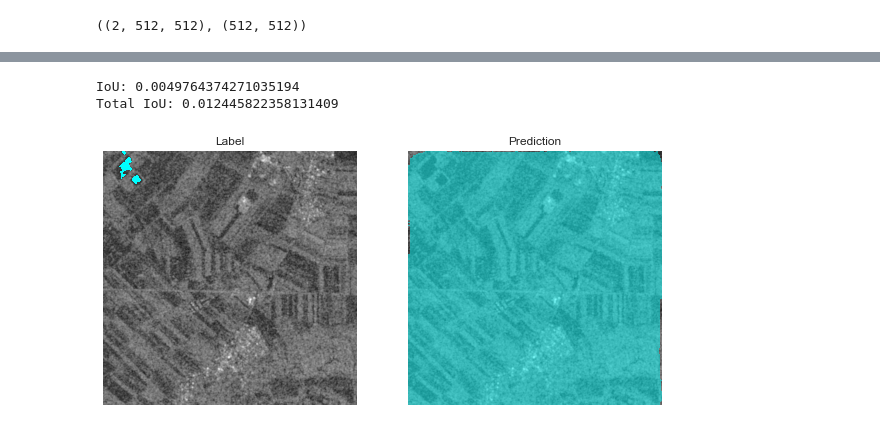
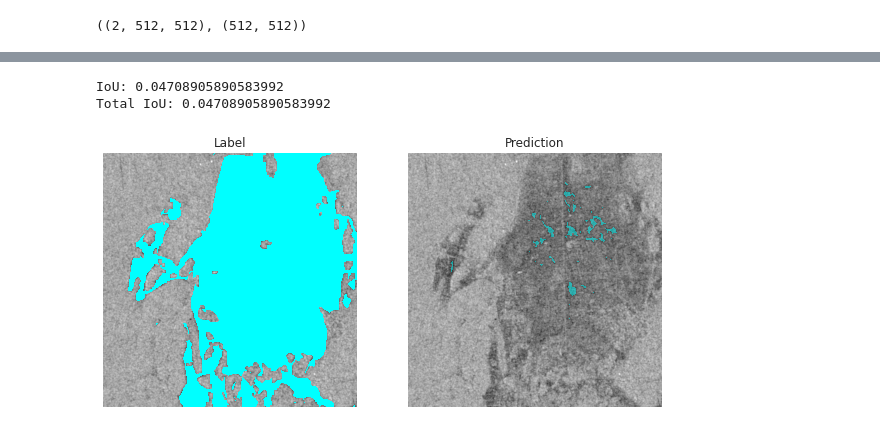
Before and after one commit to MIchaelKa/detect-flood-water, a Jupyter notebook: detect-flood-water-train.ipynb, the cells around one changed output, grey strips where cells are left out. Cells and saved outputs as stored; diff of their text form; code cells hidden in the pictures.

```diff
--- a/detect-flood-water-train.ipynb
+++ b/detect-flood-water-train.ipynb
@@ -470,13 +478,13 @@ params = dict(
     path_to_data=PATH_TO_DATA,
 
     optimizer_name='Adam',
-    learning_rate=1e-3, # 3e-4, 1e-3
+    learning_rate=5e-4, # 5e-4, 3e-4, 1e-3
     weight_decay=0,
 
     verbose=True
 )
 
-params.update(debug_params) # full_params, debug_params, small_dataset_params
+params.update(full_params) # full_params, debug_params, small_dataset_params
 # %%
 params
 # %% [output]
@@ -535,3 +563,7 @@ model = model.eval()
+# %%
+model_path = 'pth/unet_resnet_18_0.pth'
+model.load_state_dict(torch.load(model_path))
+model = model.eval()
 # %%
 valid_dataset = train_info['valid_dataset']
 len(valid_dataset)
@@ -552,10 +586,10 @@ from plot_utils import show_predictions
 meter = IoUMeter()
 # %%
 def get_prediction(model, chip, label):
-    output = model(torch.tensor(chip).unsqueeze(0))
+    output = model(torch.tensor(chip).unsqueeze(0).to(device))
     pred = compute_prediction(output).squeeze()
 
-    iou = meter.update(pred, torch.tensor(label))
+    iou = meter.update(pred, torch.tensor(label).to(device))
     print(f'IoU: {iou} \nTotal IoU: {meter.compute_score()}')
 
     return pred
@@ -568,7 +602,7 @@ def get_and_show_predictions(index, model, valid_dataset):
     label = valid_sample['label']
     label_to_show = np.ma.masked_where((label == 0) | (label == 255), label)
 
-    pred = get_prediction(model, chip, label)
+    pred = get_prediction(model, chip, label).cpu()
     pred_to_show = np.ma.masked_where(pred == 0, pred)
 
     show_predictions(chip, label_to_show, pred_to_show)
@@ -579,11 +611,11 @@ def get_and_show_predictions(index, model, valid_dataset):
 # %%
-index = 2
-# meter.reset()
+index = 79
+meter.reset()
 get_and_show_predictions(index, model, valid_dataset)
 # %% [output]
-IoU: 0.0049764374271035194
-Total IoU: 0.012445822358131409
+IoU: 0.04708905890583992
+Total IoU: 0.04708905890583992
-[figure, old version]
+[figure, new version]
 # %%
 import ipywidgets as widgets
 from ipywidgets import interact
```
Also changed, not shown: parts of 33 cells of this notebook, 5 other files.
